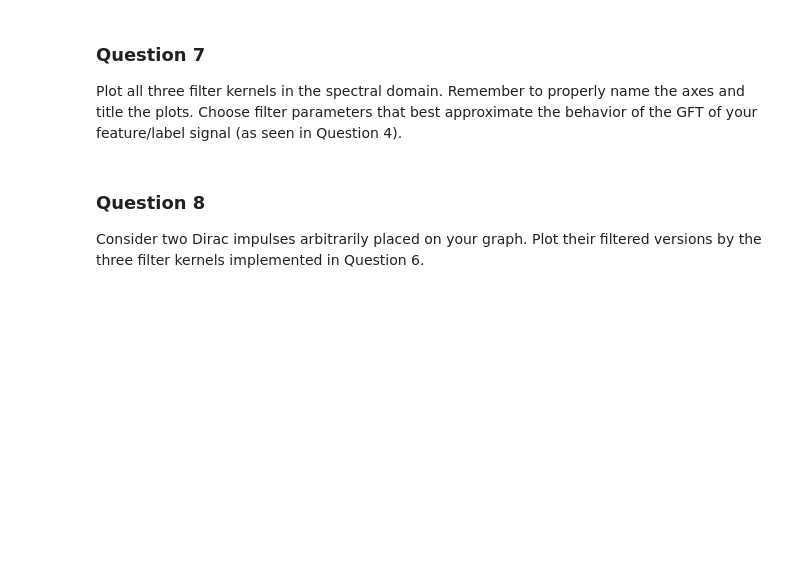
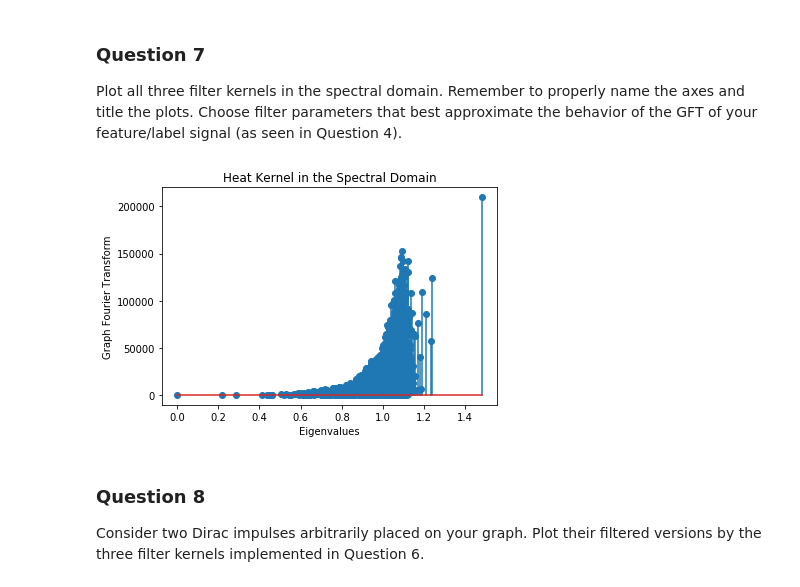
Before and after one commit to othmanbck/ntds_project_2018, a Jupyter notebook: 4_graph_signal_processing.ipynb, the cells around one changed output. Cells and saved outputs as stored; diff of their text form; code cells hidden in the pictures; blank space fills up the shorter version.

```diff
--- a/4_graph_signal_processing.ipynb
+++ b/4_graph_signal_processing.ipynb
@@ -323,8 +323,8 @@ def rectangle_kernel(e, l_min, l_max):
 def graph_filter(x, kernel, **kwargs):
     GFT_x = GFT(x)
     result = np.multiply(kernel(**kwargs),GFT(x)) #ELEMENT-WISE MULTIPLICATION
-    graph_result = IGFT(result)
-    return graph_result
+    #graph_result = iGFT(result)
+    return result
 # %% [markdown]
 ### Question 7
 
@@ -333,0 +332,9 @@ Plot all three filter kernels in the spectral domain. Remember to properly name
+# %%
+heat_signal = graph_filter(signal, heat_kernel, e=e, t=-10)
+plt.stem(e, np.absolute(heat_signal))
+plt.title('Heat Kernel in the Spectral Domain')
+plt.ylabel('Graph Fourier Transform')
+plt.xlabel('Eigenvalues')
+plt.show()
+# %% [output]
+[figure, added]
```
Also changed, not shown: parts of 9 cells of this notebook.
